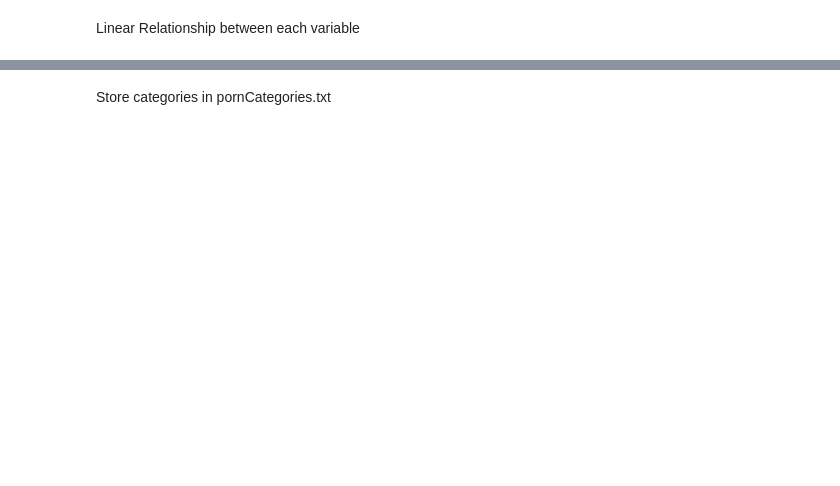
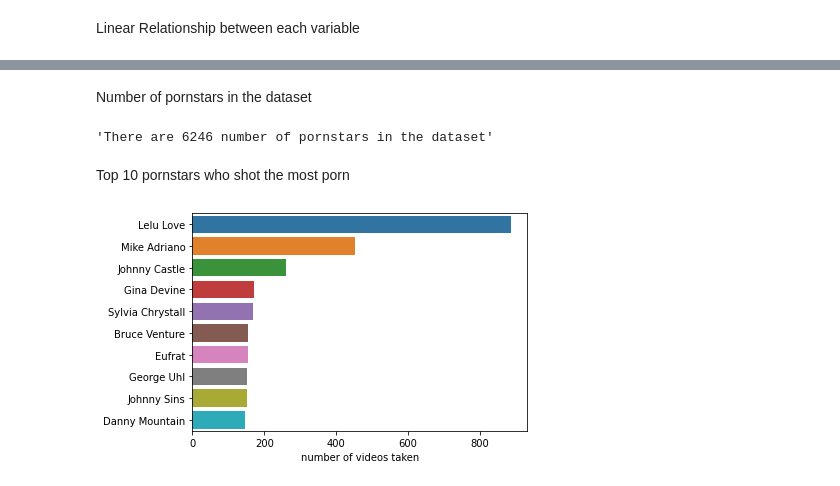
Before and after one commit to unordinaryhobbies/PornhubDatasetAnalysis, a Jupyter notebook: data_analysis.ipynb, the cells around one changed output, grey strips where cells are left out. Drawn from its saved outputs; the diff is of its cells as text; code cells hidden in the pictures; blank space fills up the shorter version.

```diff
--- a/data_analysis.ipynb
+++ b/data_analysis.ipynb
@@ -52,3 +72,17 @@ dataset.columns, len(dataset.columns)
+# %%
+def convertStringDelimiterToList(Row):
+    try:
+        Row['pornstars']=  Row['pornstars'].split(';')
+        Row['tags']=  Row['tags'].split(';')
+        Row['categories']=  Row['categories'].split(';')
+        return Row
+    except AttributeError:
+        print(Row)
+        raise AttributeError
+# %%
+dropNAN = dataset.dropna(subset=['pornstars', 'tags', 'categories'])
+# %%
+processedDataset = dropNAN.apply(convertStringDelimiterToList, axis=1)
 # %%
 dataset.head()
 # %% [output]
@@ -194,2 +136,0 @@ sns.barplot(x=top10VideoViewsBycategories['views'], y=top10VideoViewsBycategorie
-# %% [markdown]
-Store categories in pornCategories.txt
@@ -201,0 +137,16 @@ with open('pornCategories.txt', 'w') as f:
+# %% [markdown]
+Number of pornstars in the dataset
+# %%
+numVideoShotByPornstar = processedDataset.explode('pornstars')['pornstars']
+numPornstars = len(numVideoShotByPornstar.unique())
+f"There are {numPornstars} number of pornstars in the dataset"
+# %% [output]
+'There are 6246 number of pornstars in the dataset'
+# %% [markdown]
+Top 10 pornstars who shot the most porn
+# %%
+nVideoByPornstar = pd.DataFrame(numVideoShotByPornstar.value_counts()).head(10)
+nVideoByPornstar.columns = ['number of videos taken']
+sns.barplot(x=nVideoByPornstar['number of videos taken'], y=nVideoByPornstar.index);
+# %% [output]
+[figure, added]
```
Also changed, not shown: parts of 65 cells of this notebook, 1 other file.
